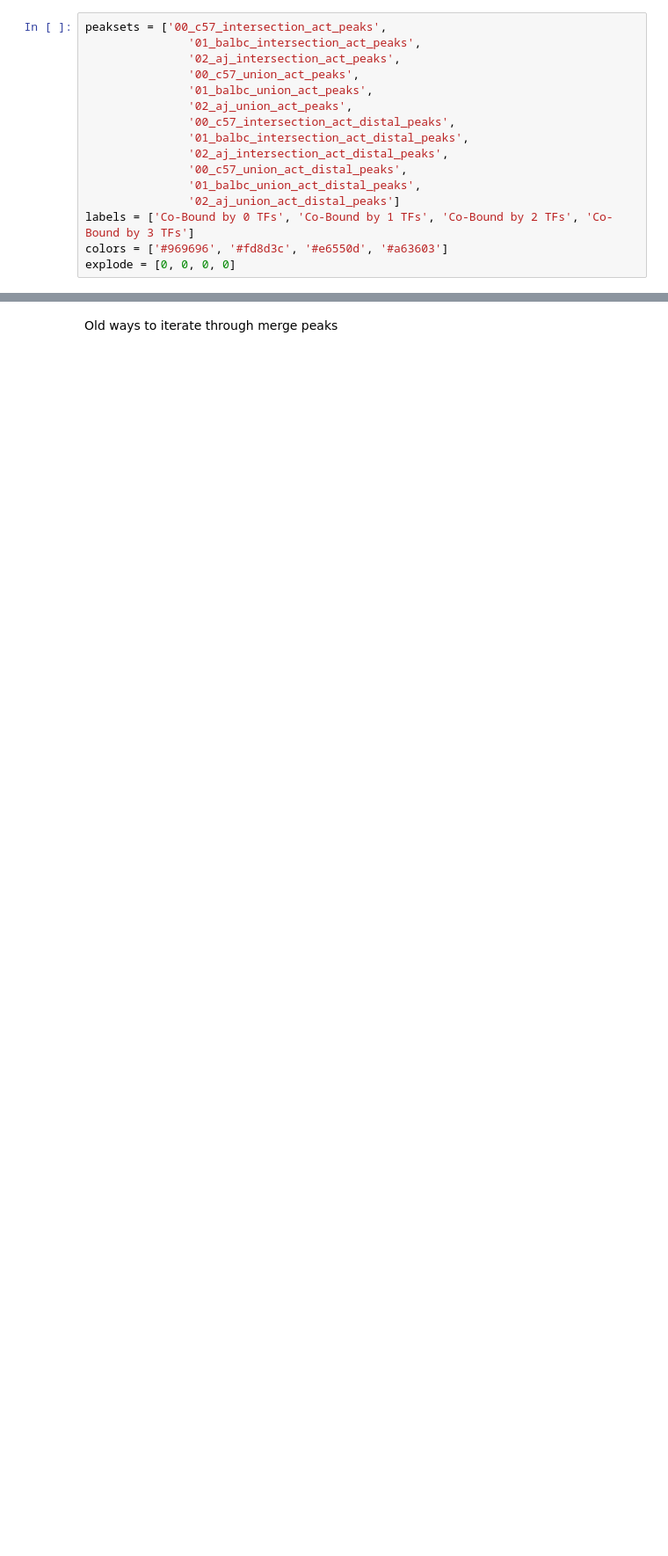
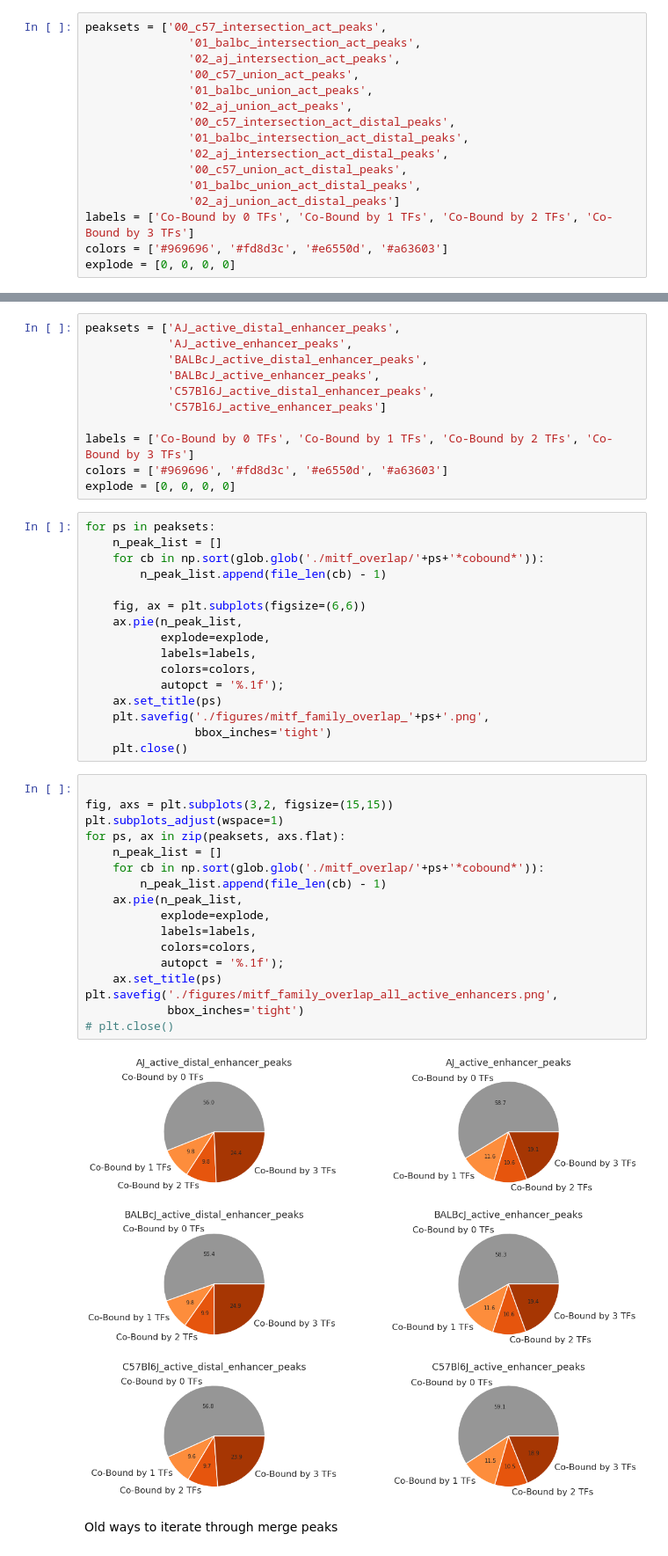
Before and after one commit to HunterBennett/strains, a Jupyter notebook: results/00_Strains_Control_H3K27Ac_07_TFEFamilyOverlap.ipynb, the cells around one changed output, grey strips where cells are left out. Shown: that part at 88% size. Drawn from its saved outputs; the diff is of its cells as text; blank space fills up the shorter version.

```diff
--- a/results/00_Strains_Control_H3K27Ac_07_TFEFamilyOverlap.ipynb
+++ b/results/00_Strains_Control_H3K27Ac_07_TFEFamilyOverlap.ipynb
@@ -180,3 +233,49 @@ plt.savefig('./figures/mitf_family_overlap_all.png',
+# %%
+peaksets = ['AJ_active_distal_enhancer_peaks',
+            'AJ_active_enhancer_peaks',
+            'BALBcJ_active_distal_enhancer_peaks',
+            'BALBcJ_active_enhancer_peaks',
+            'C57Bl6J_active_distal_enhancer_peaks',
+            'C57Bl6J_active_enhancer_peaks']
+
+labels = ['Co-Bound by 0 TFs', 'Co-Bound by 1 TFs', 'Co-Bound by 2 TFs', 'Co-Bound by 3 TFs']
+colors = ['#969696', '#fd8d3c', '#e6550d', '#a63603']
+explode = [0, 0, 0, 0]
+# %%
+for ps in peaksets:
+    n_peak_list = []
+    for cb in np.sort(glob.glob('./mitf_overlap/'+ps+'*cobound*')):
+        n_peak_list.append(file_len(cb) - 1)
+
+    fig, ax = plt.subplots(figsize=(6,6))
+    ax.pie(n_peak_list,
+           explode=explode,
+           labels=labels,
+           colors=colors,
+           autopct = '%.1f');
+    ax.set_title(ps)
+    plt.savefig('./figures/mitf_family_overlap_'+ps+'.png',
+                bbox_inches='tight')
+    plt.close()
+# %%
+
+fig, axs = plt.subplots(3,2, figsize=(15,15))
+plt.subplots_adjust(wspace=1)
+for ps, ax in zip(peaksets, axs.flat):
+    n_peak_list = []
+    for cb in np.sort(glob.glob('./mitf_overlap/'+ps+'*cobound*')):
+        n_peak_list.append(file_len(cb) - 1)
+    ax.pie(n_peak_list,
+           explode=explode,
+           labels=labels,
+           colors=colors,
+           autopct = '%.1f');
+    ax.set_title(ps)
+plt.savefig('./figures/mitf_family_overlap_all_active_enhancers.png',
+            bbox_inches='tight')
+# plt.close()
+# %% [output]
+[figure, added]
 # %% [markdown]
 Old ways to iterate through merge peaks
 # %%
```
Also changed, not shown: parts of 9 cells of this notebook, 2 other files.
